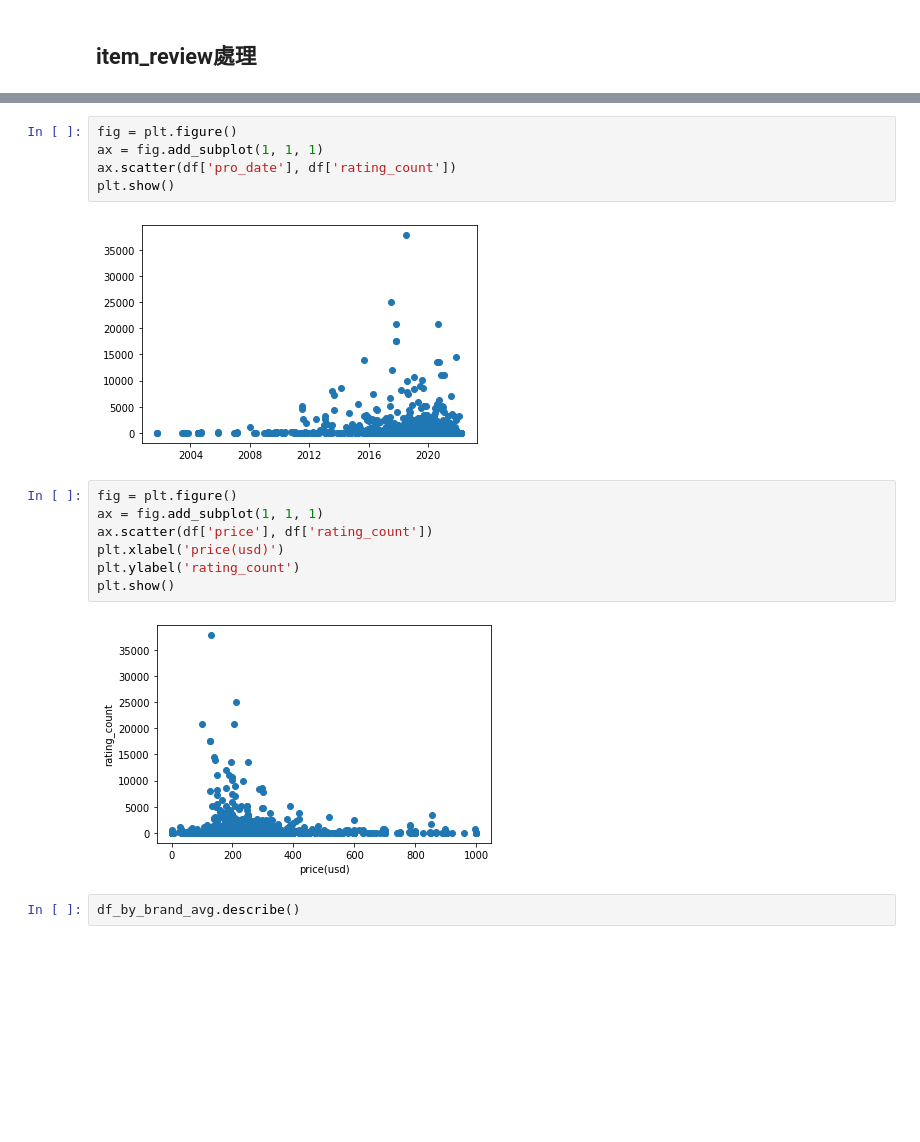
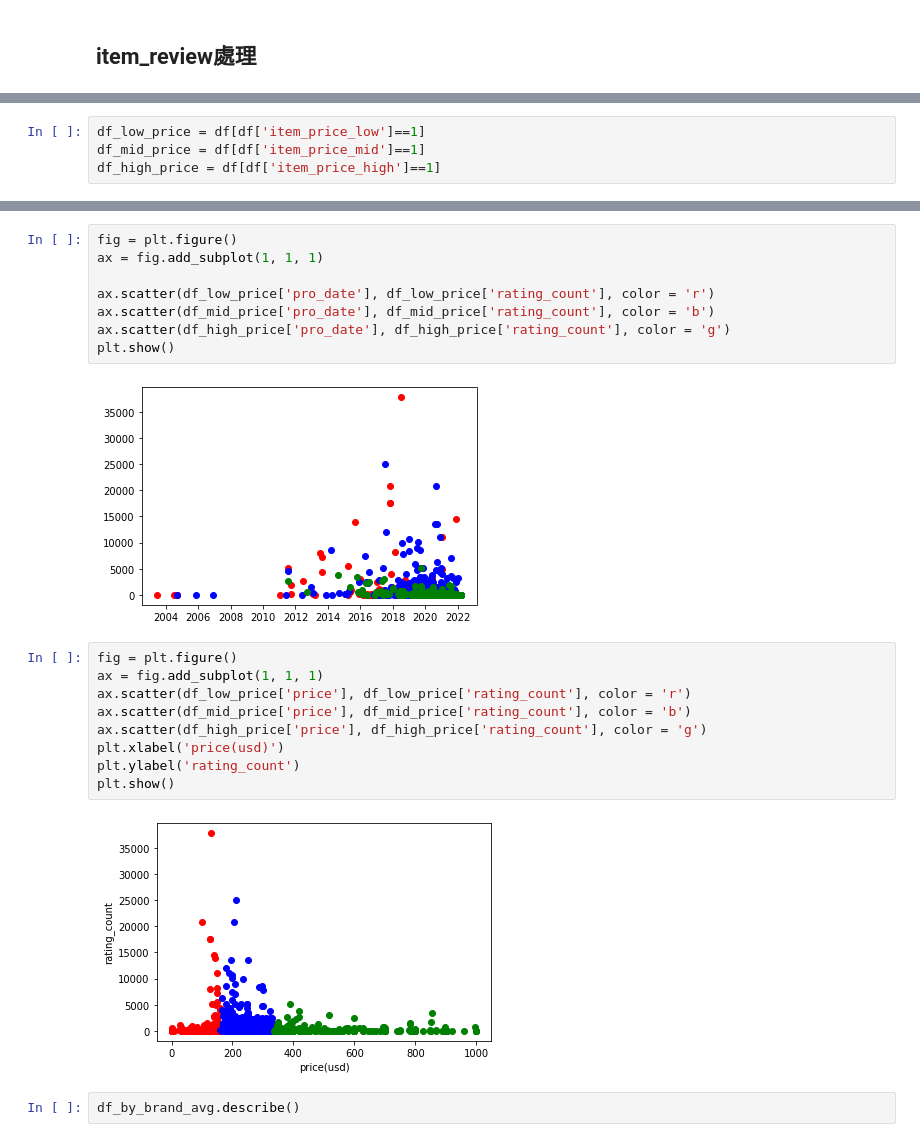
Before and after one commit to tinon224/amazon_monitor, a Jupyter notebook: amazon_pc_monitor.ipynb, the cells around one changed output, grey strips where cells are left out. Drawn from its saved outputs; the diff is of its cells as text; blank space fills up the shorter version.

```diff
--- a/amazon_pc_monitor.ipynb
+++ b/amazon_pc_monitor.ipynb
@@ -243,4 +243,8 @@ df_by_brand_sum = df_by_brand_sum[df_by_brand_sum['total']>7]
 
 df_by_brand_avg = df.groupby('brand').mean()
+# %%
+df_low_price = df[df['item_price_low']==1]
+df_mid_price = df[df['item_price_mid']==1]
+df_high_price = df[df['item_price_high']==1]
 # %%
 fig = plt.figure(figsize=(20,12))
@@ -254,19 +258,24 @@ plt.show()
 # %%
 fig = plt.figure()
 ax = fig.add_subplot(1, 1, 1)
-ax.scatter(df['pro_date'], df['rating_count'])
+
+ax.scatter(df_low_price['pro_date'], df_low_price['rating_count'], color = 'r')
+ax.scatter(df_mid_price['pro_date'], df_mid_price['rating_count'], color = 'b')
+ax.scatter(df_high_price['pro_date'], df_high_price['rating_count'], color = 'g')
 plt.show()
 # %% [output]
-[figure, old version]
+[figure, new version]
 # %%
 fig = plt.figure()
 ax = fig.add_subplot(1, 1, 1)
-ax.scatter(df['price'], df['rating_count'])
+ax.scatter(df_low_price['price'], df_low_price['rating_count'], color = 'r')
+ax.scatter(df_mid_price['price'], df_mid_price['rating_count'], color = 'b')
+ax.scatter(df_high_price['price'], df_high_price['rating_count'], color = 'g')
 plt.xlabel('price(usd)')
 plt.ylabel('rating_count')
 plt.show()
 # %% [output]
-[figure, old version]
+[figure, new version]
 # %%
 df_by_brand_avg.describe()
 # %% [output]
```
Also changed, not shown: parts of 11 cells of this notebook, 1 other file.
